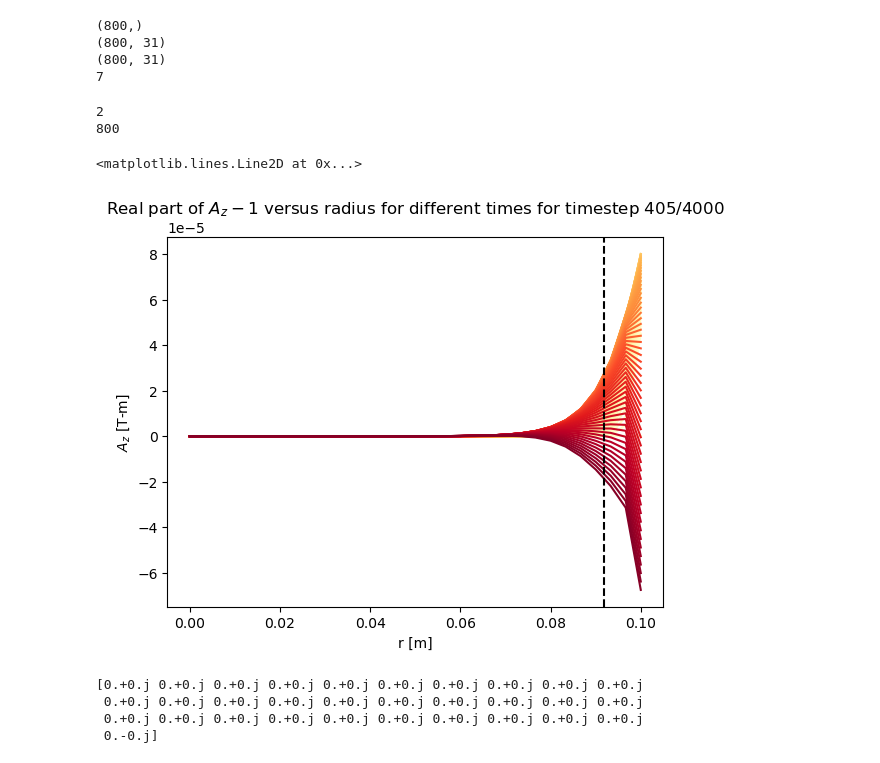
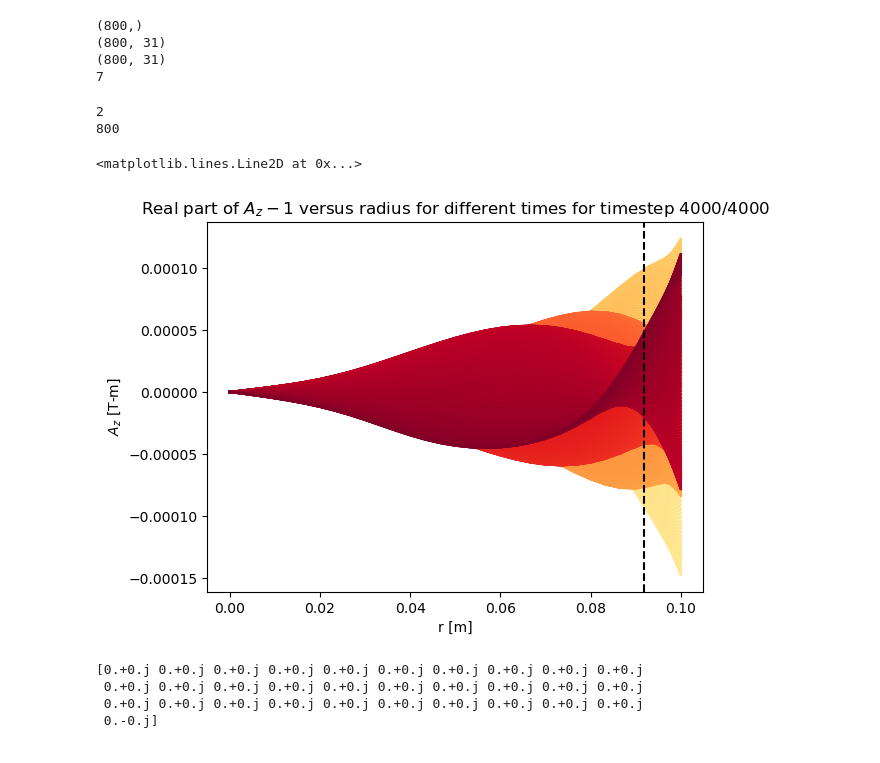
Before and after one commit to vandelij/FRC_RMF, a Jupyter notebook: predictor2_corrector_combine_RMF_code_case_Mlroy1999_fewer_time_steps - Copy.ipynb, the cells around one changed output. Drawn from its saved outputs; the diff is of its cells as text; code cells hidden in the pictures.

```diff
--- a/predictor2_corrector_combine_RMF_code_case_Mlroy1999_fewer_time_steps - Copy.ipynb
+++ b/predictor2_corrector_combine_RMF_code_case_Mlroy1999_fewer_time_steps - Copy.ipynb
@@ -327,9 +327,9 @@ def hall_Bz_Vn_updater4(m, V_n, Az_t_minus_one, Bz_t_minus_one, m_array, dt_MHD,
             J_zn_plus = (1/mu0) * (-1/(rk+dr)) * ((1/dr)*(dAdr_p - dAdr_m)) + (1/mu0)*n**2/(rk+dr)**2 * An
 
             # now, calclute the terms from the notes
-            term_one = (1/(rk*2*dr)) * ( (rk + dr)*J_rn_plus*B_m_n[0, k+1] - (rk - dr)*J_rn_minus*B_m_n[0, k-1])
+            term_one = (-1/(rk*2*dr)) * ( (rk + dr)*J_rn_plus*B_m_n[0, k+1] - (rk - dr)*J_rn_minus*B_m_n[0, k-1])
 
-            term_two = -(1j*(m_n)/(2*rk*dr)) * (J_zn_plus*A_m_n[0, k+1] - J_zn_minus*A_m_n[0, k-1])
+            term_two = (1j*(m_n)/(2*rk*dr)) * (J_zn_plus*A_m_n[0, k+1] - J_zn_minus*A_m_n[0, k-1])
 
             # term_three = -(1j*m/rk)*J_phin*B_m_n[0, k]
             term_three = -(1j*n/rk)*J_phin*B_m_n[0, k] - (1j*m_n/rk)*J_phin*B_m_n[0, k]
@@ -338,7 +338,7 @@ def hall_Bz_Vn_updater4(m, V_n, Az_t_minus_one, Bz_t_minus_one, m_array, dt_MHD,
             term_four = -(1j*n/(rk*2*dr))*J_zn*(A_m_n[0, k+1] - A_m_n[0, k-1]) - (1j*m_n/(rk*2*dr))*J_zn*(A_m_n[0, k+1] - A_m_n[0, k-1])
 
 
-            sum1 = sum1 - (dt_MHD/(ne*e)) * (term_one + term_two + term_three + term_four)
+            sum1 = sum1 + (dt_MHD/(ne*e)) * (term_one + term_two + term_three + term_four)
 
         # assign the sum total over all the phi modes to the ith interior index of
         V_n_interior[i] = sum1
@@ -1040,35 +1023,35 @@ from matplotlib import cm
 #cmap = cm.get_cmap('Reds')
 cmap = cm.get_cmap('YlOrRd')
 #cmap = cm.get_cmap('autumn')
 m = -1
 im = np.where(m_array == m)[0][0]
 print(im)
 print(A_z_hold_out[im].shape[0])
 toplot='r'
-range_to_plot = 81 #540 #A_z_hold_out[im].shape[0]
+range_to_plot = 800 #A_z_hold_out[im].shape[0]
 if toplot == 'r':
     for i in range(range_to_plot):
         cmap_color = cmap(i/range_to_plot)
         plt.plot(r_array, np.real(A_z_hold_out[im][i, :]), color=cmap_color)#, alpha = (1 - i/255))
     plt.title(f'Real part of $A_z{m}$ versus radius for different times for timestep {range_to_plot*timestep_save_interval}/{nt}')
 
 if toplot == 'i':
     for i in range(range_to_plot):
         cmap_color = cmap(i/range_to_plot)
         plt.plot(r_array, np.imag(A_z_hold_out[im][i, :]), color=cmap_color)
     plt.title(f'Imaginary part of $A_z{m}$ versus radius for different times for timestep {range_to_plot*timestep_save_interval}/{nt}')
 
 plt.xlabel('r [m]')
 plt.ylabel(r'$A_z$ [T-m]')
 
 d_skin = np.sqrt(2*eta/(mu0*w_RMF))
 
 plt.axvline(x=(R-d_skin), color='black', linestyle='--')
 # %% [output]
 2
 800
 <matplotlib.lines.Line2D at 0x...>
-[figure, old version]
+[figure, new version]
 # %%
 print(A_z_hold_out[1][58, :])
 # %% [output]
```
Also changed, not shown: parts of 3 cells of this notebook.
